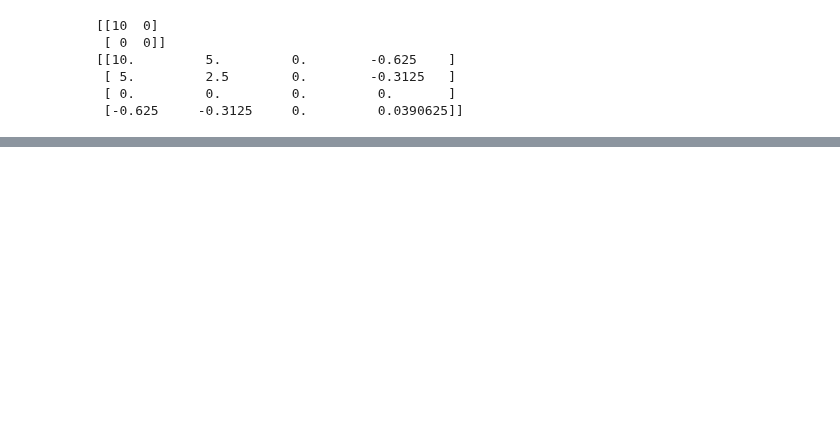
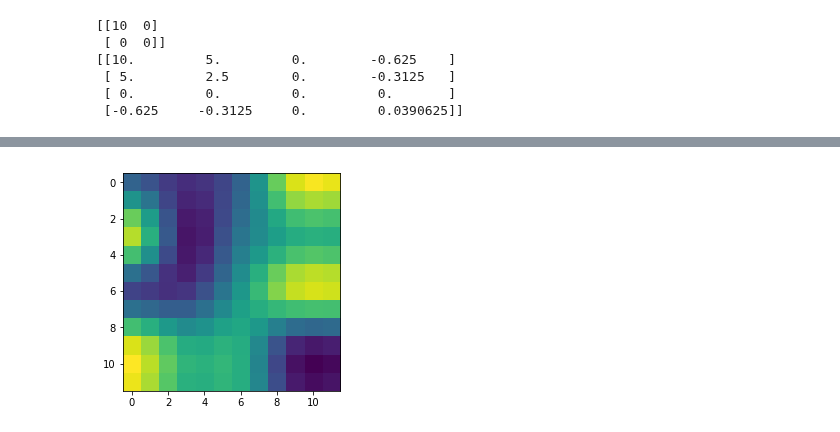
Before and after one commit to ovysotska/in_simple_english, a Jupyter notebook: Interpolation.ipynb, the cells around one changed output, grey strips where cells are left out. Drawn from its saved outputs; the diff is of its cells as text; code cells hidden in the pictures; blank space fills up the shorter version.

Commit message:
bicubic works

```diff
--- a/Interpolation.ipynb
+++ b/Interpolation.ipynb
@@ -329,0 +341,5 @@ print(img_sc)
+# %%
+img_sc= bicubicInterpolation(image, 3);
+plt.imshow(img_sc);
+# %% [output]
+[figure, added]
```
Also changed, not shown: parts of 5 cells of this notebook.
